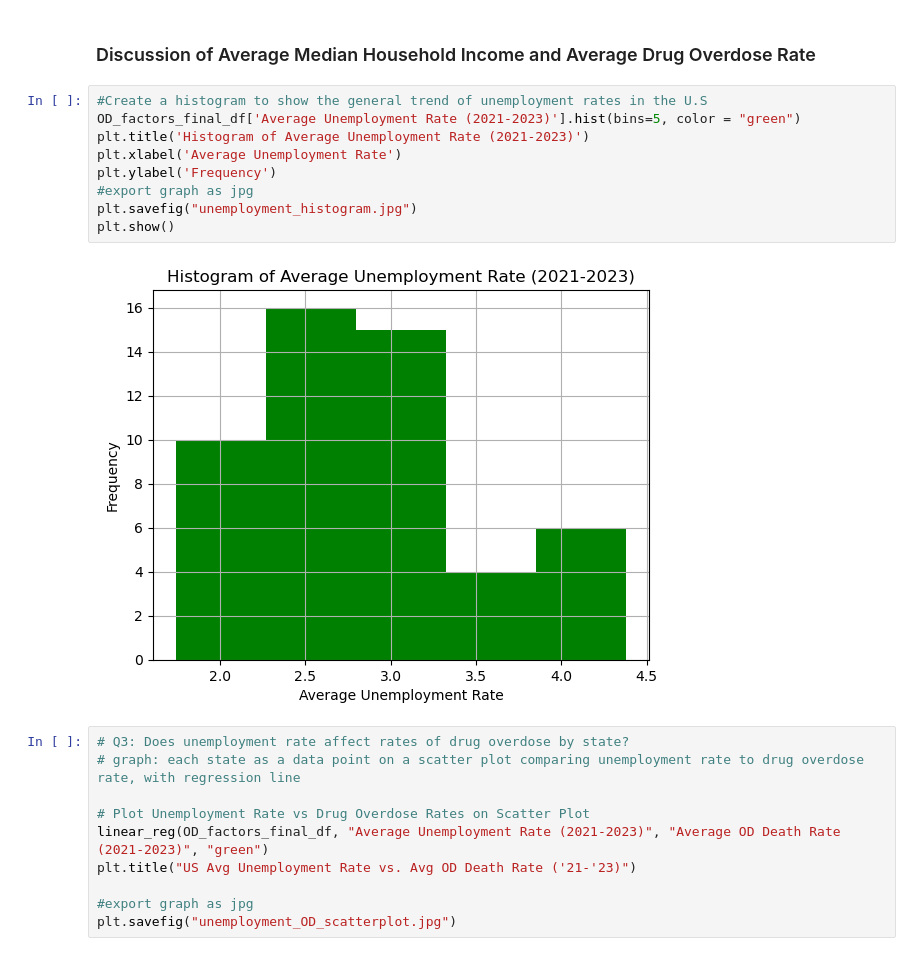
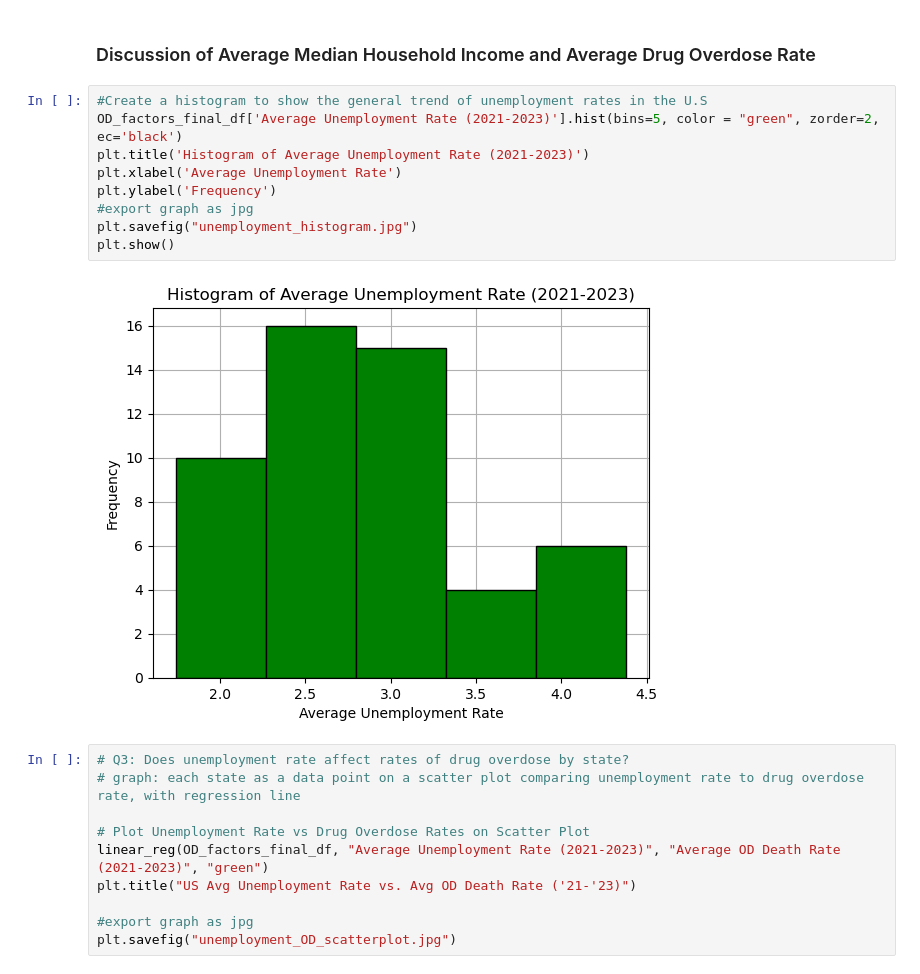
Before and after one commit to kileykarecki/Project-1, a Jupyter notebook: Drug_Overdose_and_Contributing_Factors.ipynb, the cells around one changed output. Saved outputs shown, nothing was run; the diff lists cells and outputs as text.

```diff
--- a/Drug_Overdose_and_Contributing_Factors.ipynb
+++ b/Drug_Overdose_and_Contributing_Factors.ipynb
@@ -271,15 +353,15 @@ The linear regression has a p-value of 0.943.
 ### Discussion of Average Median Household Income and Average Drug Overdose Rate
 # %%
 #Create a histogram to show the general trend of unemployment rates in the U.S
-OD_factors_final_df['Average Unemployment Rate (2021-2023)'].hist(bins=5, color = "green")
+OD_factors_final_df['Average Unemployment Rate (2021-2023)'].hist(bins=5, color = "green", zorder=2, ec='black')
 plt.title('Histogram of Average Unemployment Rate (2021-2023)')
 plt.xlabel('Average Unemployment Rate')
 plt.ylabel('Frequency')
 #export graph as jpg
 plt.savefig("unemployment_histogram.jpg")
 plt.show()
 # %% [output]
-[figure, old version]
+[figure, new version]
 # %%
 # Q3: Does unemployment rate affect rates of drug overdose by state?
 # graph: each state as a data point on a scatter plot comparing unemployment rate to drug overdose rate, with regression line
```
Also changed, not shown: parts of 23 cells of this notebook, 8 other files.
